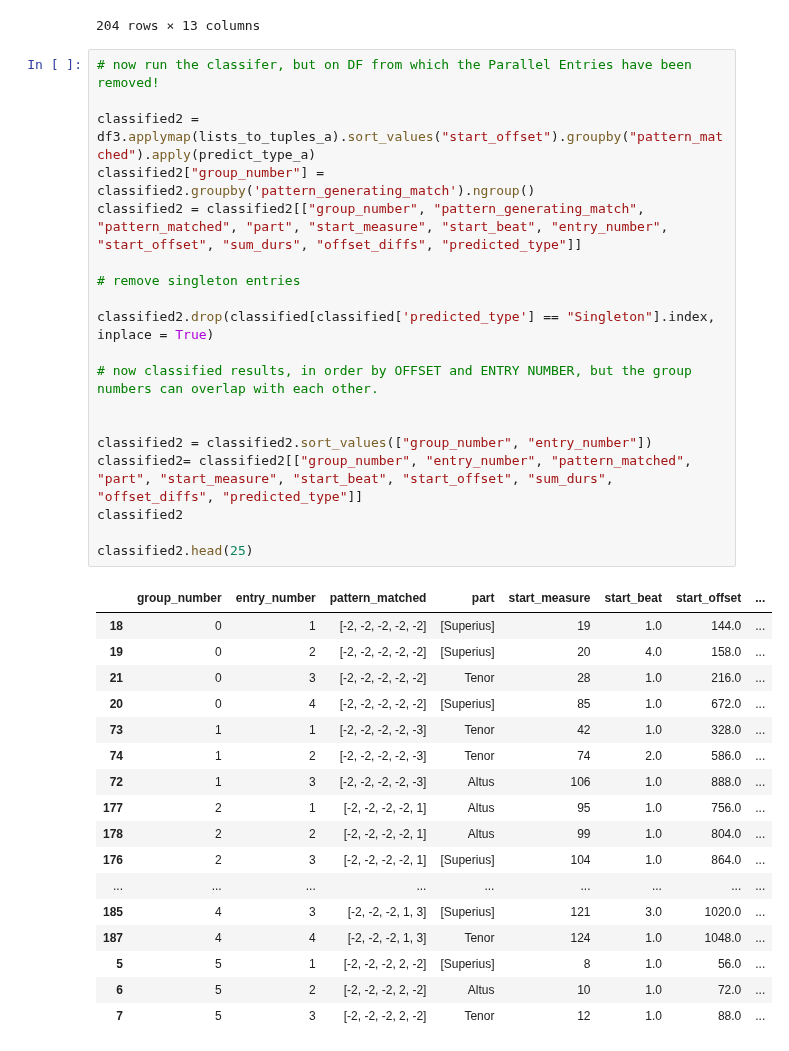
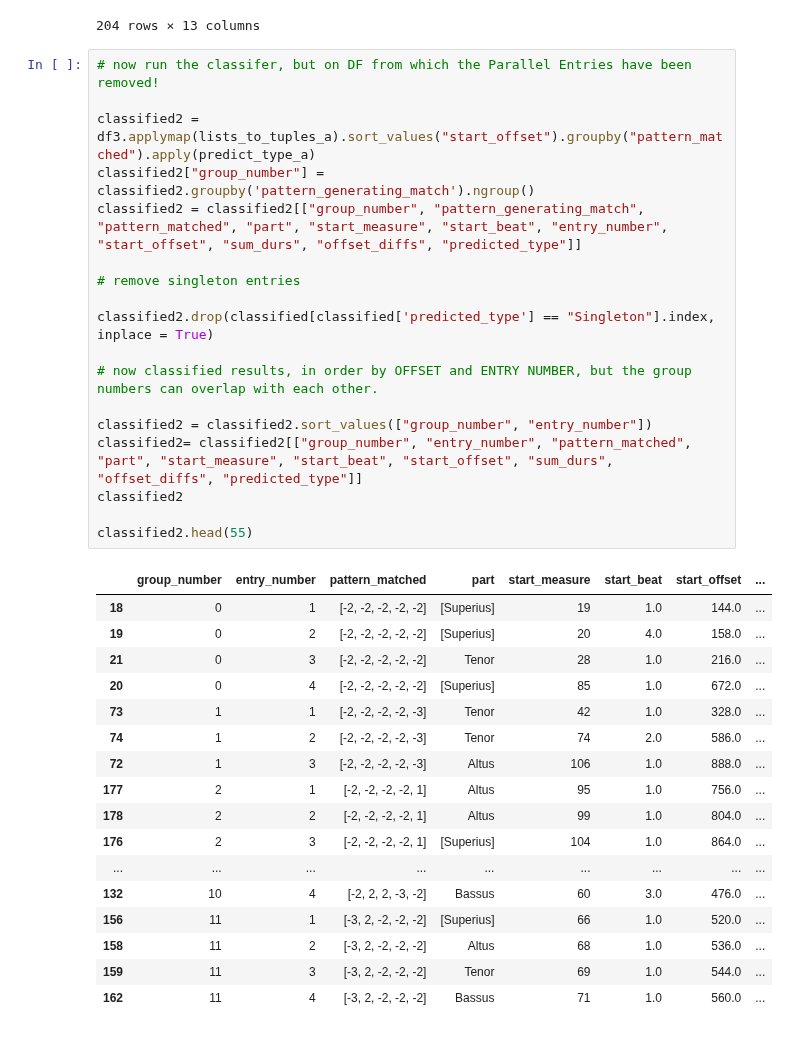
Before and after one commit to RichardFreedman/CRIM-notebooks, a Jupyter notebook: CRIM/CRIM_Group_Tests.ipynb, the cells around one changed output. Cells and saved outputs as stored; diff of their text form.

```diff
--- a/CRIM/CRIM_Group_Tests.ipynb
+++ b/CRIM/CRIM_Group_Tests.ipynb
@@ -180,37 +180,36 @@ df3
 # %%
 # now run the classifer, but on DF from which the Parallel Entries have been removed!
 
 classified2 = df3.applymap(lists_to_tuples_a).sort_values("start_offset").groupby("pattern_matched").apply(predict_type_a)
 classified2["group_number"] = classified2.groupby('pattern_generating_match').ngroup()
 classified2 = classified2[["group_number", "pattern_generating_match", "pattern_matched", "part", "start_measure", "start_beat", "entry_number", "start_offset", "sum_durs", "offset_diffs", "predicted_type"]]
 
 # remove singleton entries
 
 classified2.drop(classified[classified['predicted_type'] == "Singleton"].index, inplace = True)
 
 # now classified results, in order by OFFSET and ENTRY NUMBER, but the group numbers can overlap with each other.
 
-
 classified2 = classified2.sort_values(["group_number", "entry_number"])
 classified2= classified2[["group_number", "entry_number", "pattern_matched", "part", "start_measure", "start_beat", "start_offset", "sum_durs", "offset_diffs", "predicted_type"]]
 classified2
 
-classified2.head(25)
+classified2.head(55)
 # %% [output]
 |  | group_number | entry_number | pattern_matched | part | start_measure | start_beat | start_offset | ... |
 | 18 | 0 | 1 | [-2, -2, -2, -2, -2] | [Superius] | 19 | 1.0 | 144.0 | ... |
 | 19 | 0 | 2 | [-2, -2, -2, -2, -2] | [Superius] | 20 | 4.0 | 158.0 | ... |
 | 21 | 0 | 3 | [-2, -2, -2, -2, -2] | Tenor | 28 | 1.0 | 216.0 | ... |
 | 20 | 0 | 4 | [-2, -2, -2, -2, -2] | [Superius] | 85 | 1.0 | 672.0 | ... |
 | 73 | 1 | 1 | [-2, -2, -2, -2, -3] | Tenor | 42 | 1.0 | 328.0 | ... |
 | 74 | 1 | 2 | [-2, -2, -2, -2, -3] | Tenor | 74 | 2.0 | 586.0 | ... |
 | 72 | 1 | 3 | [-2, -2, -2, -2, -3] | Altus | 106 | 1.0 | 888.0 | ... |
 | 177 | 2 | 1 | [-2, -2, -2, -2, 1] | Altus | 95 | 1.0 | 756.0 | ... |
 | 178 | 2 | 2 | [-2, -2, -2, -2, 1] | Altus | 99 | 1.0 | 804.0 | ... |
 | 176 | 2 | 3 | [-2, -2, -2, -2, 1] | [Superius] | 104 | 1.0 | 864.0 | ... |
 | ... | ... | ... | ... | ... | ... | ... | ... | ... |
-| 185 | 4 | 3 | [-2, -2, -2, 1, 3] | [Superius] | 121 | 3.0 | 1020.0 | ... |
-| 187 | 4 | 4 | [-2, -2, -2, 1, 3] | Tenor | 124 | 1.0 | 1048.0 | ... |
-| 5 | 5 | 1 | [-2, -2, -2, 2, -2] | [Superius] | 8 | 1.0 | 56.0 | ... |
-| 6 | 5 | 2 | [-2, -2, -2, 2, -2] | Altus | 10 | 1.0 | 72.0 | ... |
-| 7 | 5 | 3 | [-2, -2, -2, 2, -2] | Tenor | 12 | 1.0 | 88.0 | ... |
+| 132 | 10 | 4 | [-2, 2, 2, -3, -2] | Bassus | 60 | 3.0 | 476.0 | ... |
+| 156 | 11 | 1 | [-3, 2, -2, -2, -2] | [Superius] | 66 | 1.0 | 520.0 | ... |
+| 158 | 11 | 2 | [-3, 2, -2, -2, -2] | Altus | 68 | 1.0 | 536.0 | ... |
+| 159 | 11 | 3 | [-3, 2, -2, -2, -2] | Tenor | 69 | 1.0 | 544.0 | ... |
+| 162 | 11 | 4 | [-3, 2, -2, -2, -2] | Bassus | 71 | 1.0 | 560.0 | ... |
```
